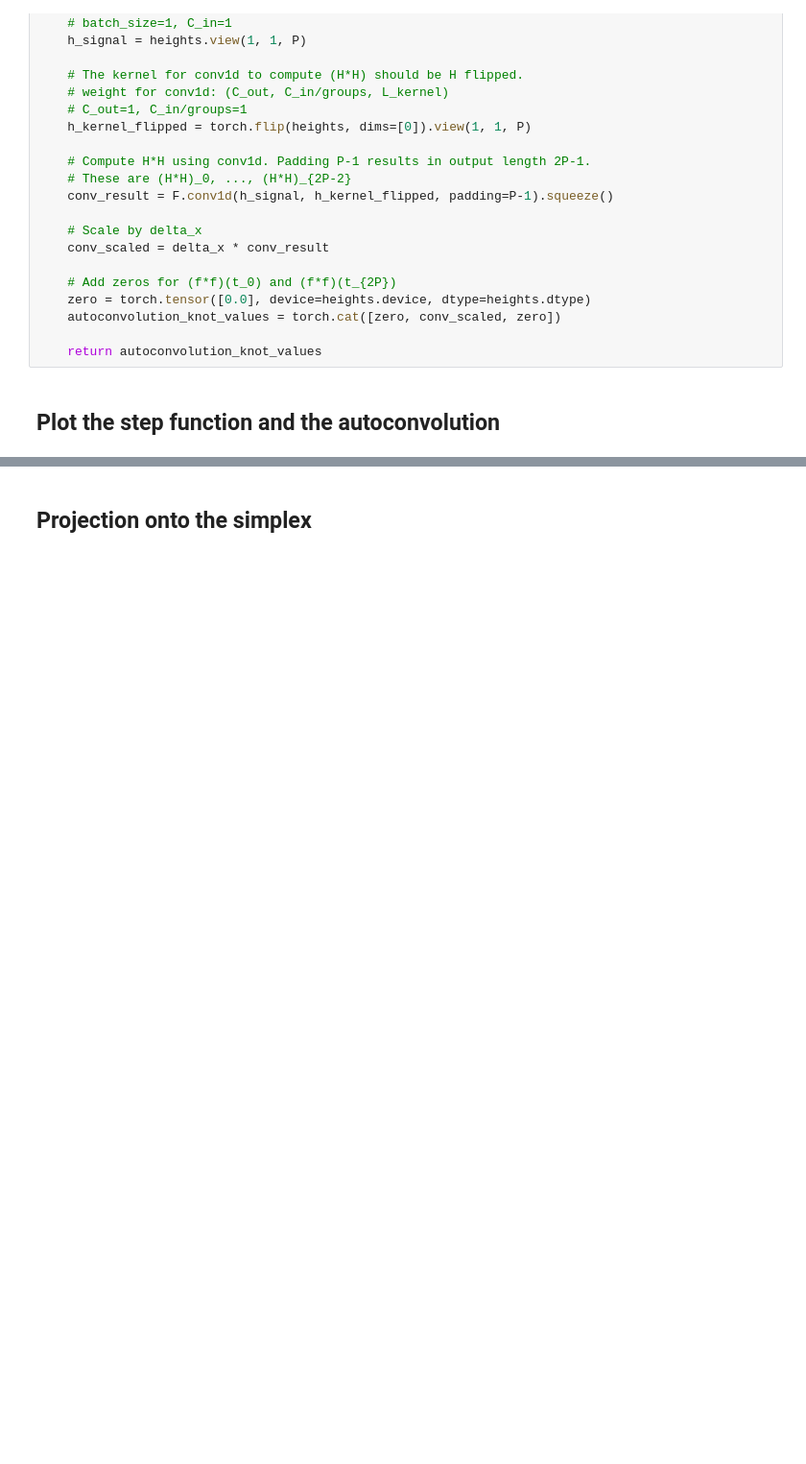
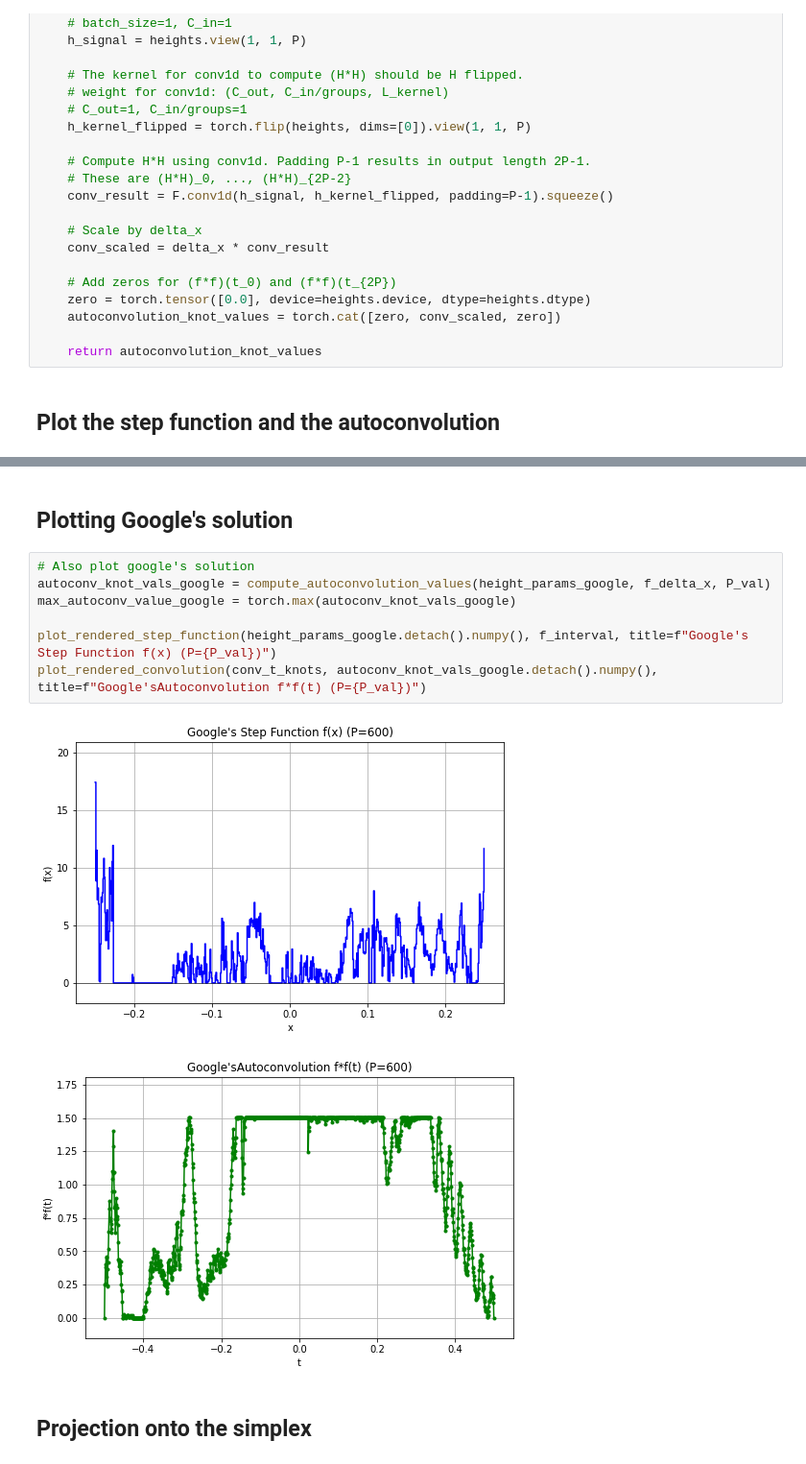
Before and after one commit to damek/alpha_evolve_problem_B1, a Jupyter notebook: problemb1.ipynb, the cells around one changed output, grey strips where cells are left out. Shown at 96% size. Cells and saved outputs as stored; diff of their text form; blank space fills up the shorter version.

Commit message:
enhance: add markdown explanation for Problem B1, implement plotting for Google's solution, and refine Polyak subgradient method with detailed loss history tracking

```diff
--- a/problemb1.ipynb
+++ b/problemb1.ipynb
@@ -187,3 +212,15 @@ plot_rendered_convolution(conv_t_knots, autoconv_knot_vals.numpy(), title=f"Auto
+# %% [markdown]
+## Plotting Google's solution
+# %%
+# Also plot google's solution
+autoconv_knot_vals_google = compute_autoconvolution_values(height_params_google, f_delta_x, P_val)
+max_autoconv_value_google = torch.max(autoconv_knot_vals_google)
+
+plot_rendered_step_function(height_params_google.detach().numpy(), f_interval, title=f"Google's Step Function f(x) (P={P_val})")
+plot_rendered_convolution(conv_t_knots, autoconv_knot_vals_google.detach().numpy(), title=f"Google'sAutoconvolution f*f(t) (P={P_val})")
+# %% [output]
+[figure, added]
+[figure, added]
 # %% [markdown]
 ## Projection onto the simplex
 # %%
```
Also changed, not shown: parts of 10 cells of this notebook.
